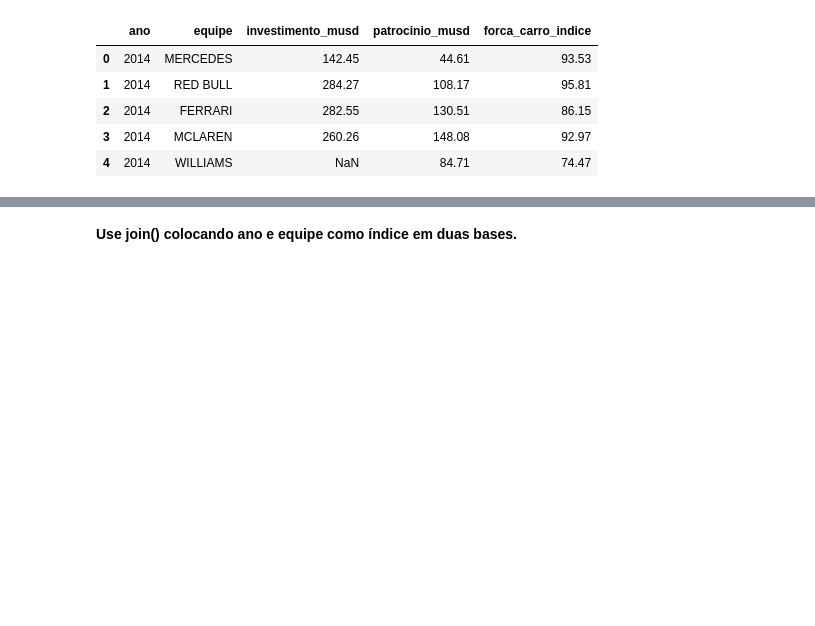
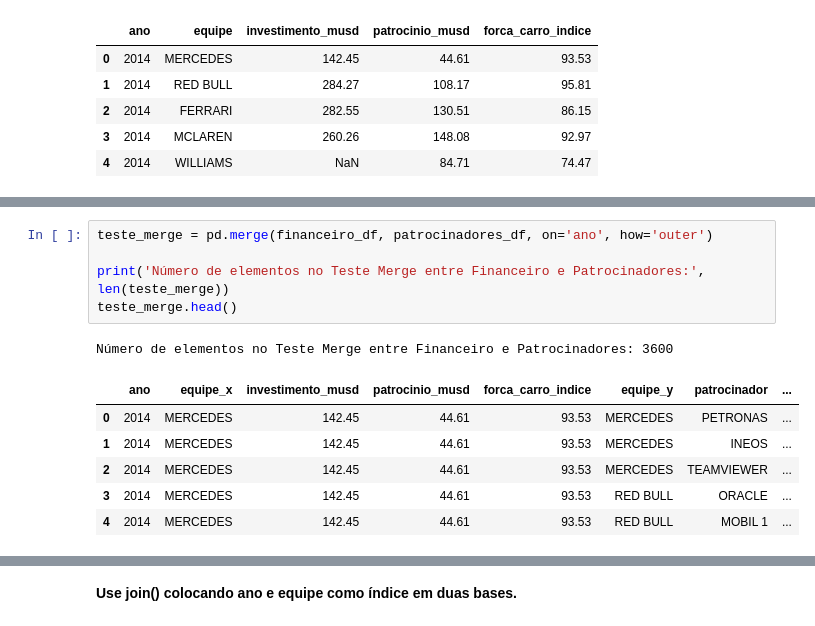
Before and after one commit to Somutt/revisao_py, a Jupyter notebook: 02_data_analysis/pandas_f1.ipynb, the cells around one changed output, grey strips where cells are left out. Saved outputs shown, nothing was run; the diff lists cells and outputs as text; blank space fills up the shorter version.

```diff
--- a/02_data_analysis/pandas_f1.ipynb
+++ b/02_data_analysis/pandas_f1.ipynb
@@ -1556,0 +1572,13 @@ Número de elementos em Resultado_Financeiro Outer Merge: 4860
+# %%
+teste_merge = pd.merge(financeiro_df, patrocinadores_df, on='ano', how='outer')
+
+print('Número de elementos no Teste Merge entre Financeiro e Patrocinadores:', len(teste_merge))
+teste_merge.head()
+# %% [output]
+Número de elementos no Teste Merge entre Financeiro e Patrocinadores: 3600
+|  | ano | equipe_x | investimento_musd | patrocinio_musd | forca_carro_indice | equipe_y | patrocinador | ... |
+| 0 | 2014 | MERCEDES | 142.45 | 44.61 | 93.53 | MERCEDES | PETRONAS | ... |
+| 1 | 2014 | MERCEDES | 142.45 | 44.61 | 93.53 | MERCEDES | INEOS | ... |
+| 2 | 2014 | MERCEDES | 142.45 | 44.61 | 93.53 | MERCEDES | TEAMVIEWER | ... |
+| 3 | 2014 | MERCEDES | 142.45 | 44.61 | 93.53 | RED BULL | ORACLE | ... |
+| 4 | 2014 | MERCEDES | 142.45 | 44.61 | 93.53 | RED BULL | MOBIL 1 | ... |
```
Also changed, not shown: parts of 8 cells of this notebook.
